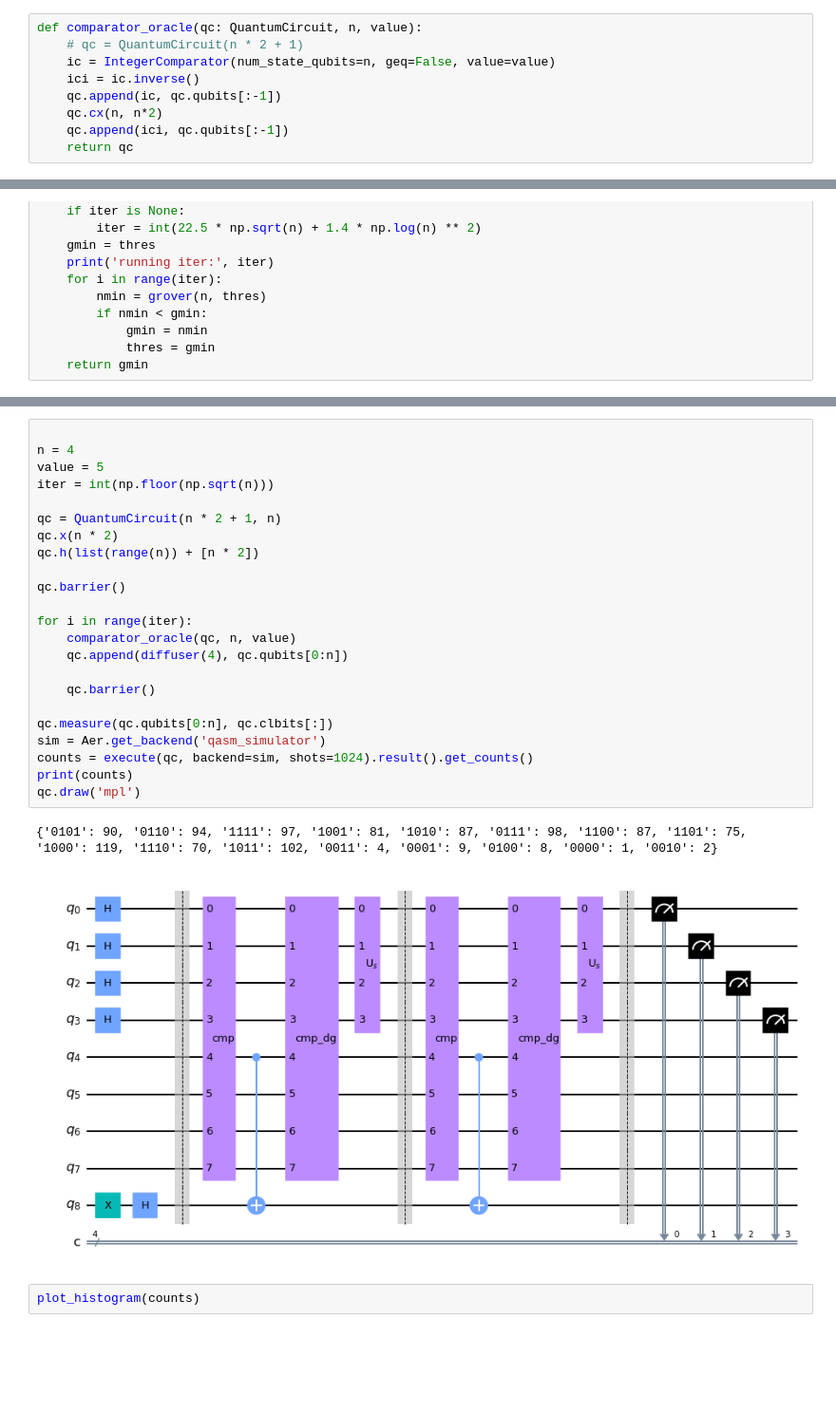
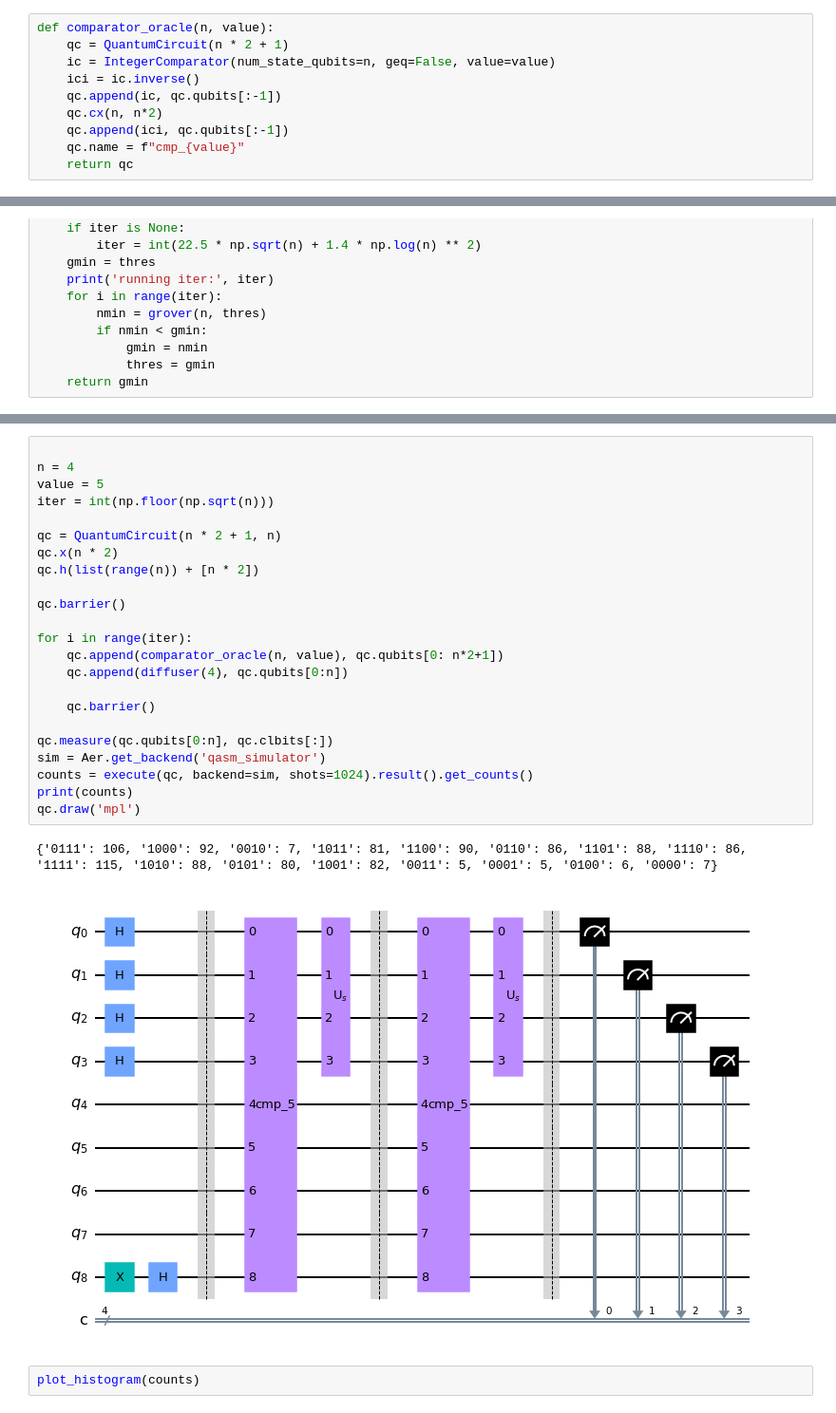
Before and after one commit to CodyNing/QuantumShortestPath, a Jupyter notebook: main.ipynb, the cells around one changed output, grey strips where cells are left out. Shown: that part at 95% size. Drawn from its saved outputs; the diff is of its cells as text; blank space fills up the shorter version.

```diff
--- a/main.ipynb
+++ b/main.ipynb
@@ -28,12 +29,13 @@ def diffuser(nqubits):
     U_s.name = "U$_s$"
     return U_s
 # %%
-def comparator_oracle(qc: QuantumCircuit, n, value):
-    # qc = QuantumCircuit(n * 2 + 1)
+def comparator_oracle(n, value):
+    qc = QuantumCircuit(n * 2 + 1)
     ic = IntegerComparator(num_state_qubits=n, geq=False, value=value)
     ici = ic.inverse()
     qc.append(ic, qc.qubits[:-1])
     qc.cx(n, n*2)
     qc.append(ici, qc.qubits[:-1])
+    qc.name = f"cmp_{value}"
     return qc
 # %%
@@ -83,29 +135,29 @@ running iter: 113
 # %%
 
 n = 4
 value = 5
 iter = int(np.floor(np.sqrt(n)))
 
 qc = QuantumCircuit(n * 2 + 1, n)
 qc.x(n * 2)
 qc.h(list(range(n)) + [n * 2])
 
 qc.barrier()
 
 for i in range(iter):
-    comparator_oracle(qc, n, value)
+    qc.append(comparator_oracle(n, value), qc.qubits[0: n*2+1])
     qc.append(diffuser(4), qc.qubits[0:n])
 
     qc.barrier()
 
 qc.measure(qc.qubits[0:n], qc.clbits[:])
 sim = Aer.get_backend('qasm_simulator')
 counts = execute(qc, backend=sim, shots=1024).result().get_counts()
 print(counts)
 qc.draw('mpl')
 # %% [output]
-{'0101': 90, '0110': 94, '1111': 97, '1001': 81, '1010': 87, '0111': 98, '1100': 87, '1101': 75, '1000': 119, '1110': 70, '1011': 102, '0011': 4, '0001': 9, '0100': 8, '0000': 1, '0010': 2}
+{'0111': 106, '1000': 92, '0010': 7, '1011': 81, '1100': 90, '0110': 86, '1101': 88, '1110': 86, '1111': 115, '1010': 88, '0101': 80, '1001': 82, '0011': 5, '0001': 5, '0100': 6, '0000': 7}
-[figure, old version]
+[figure, new version]
 # %%
 plot_histogram(counts)
 # %% [output]
```
Also changed, not shown: parts of 14 cells of this notebook.
